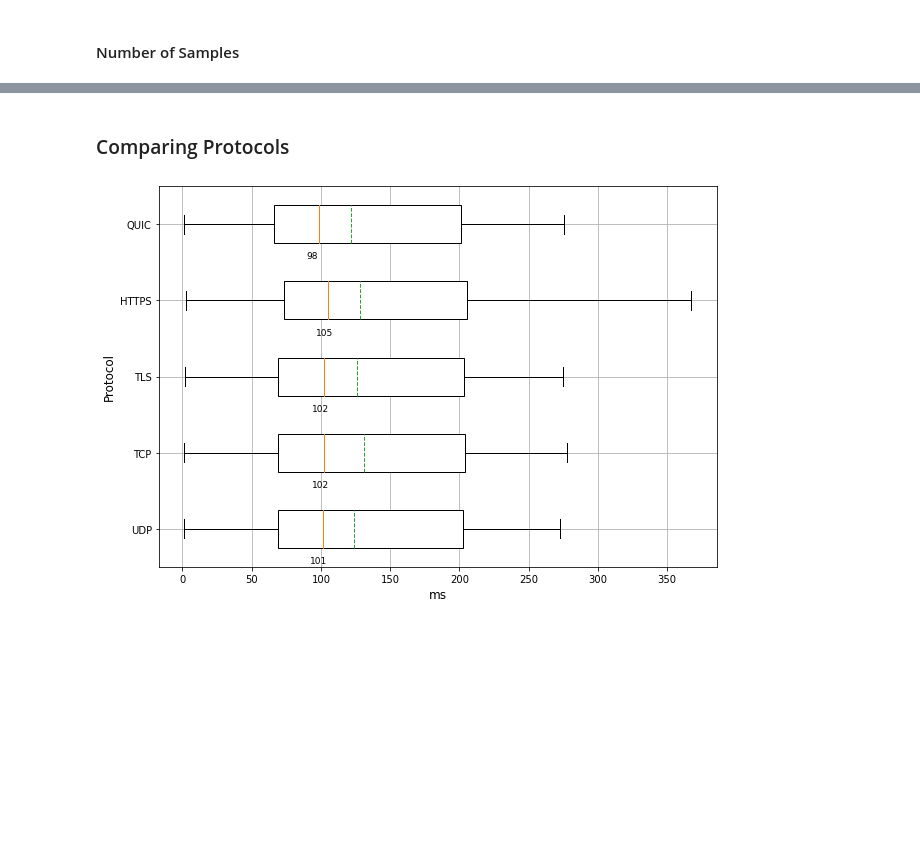
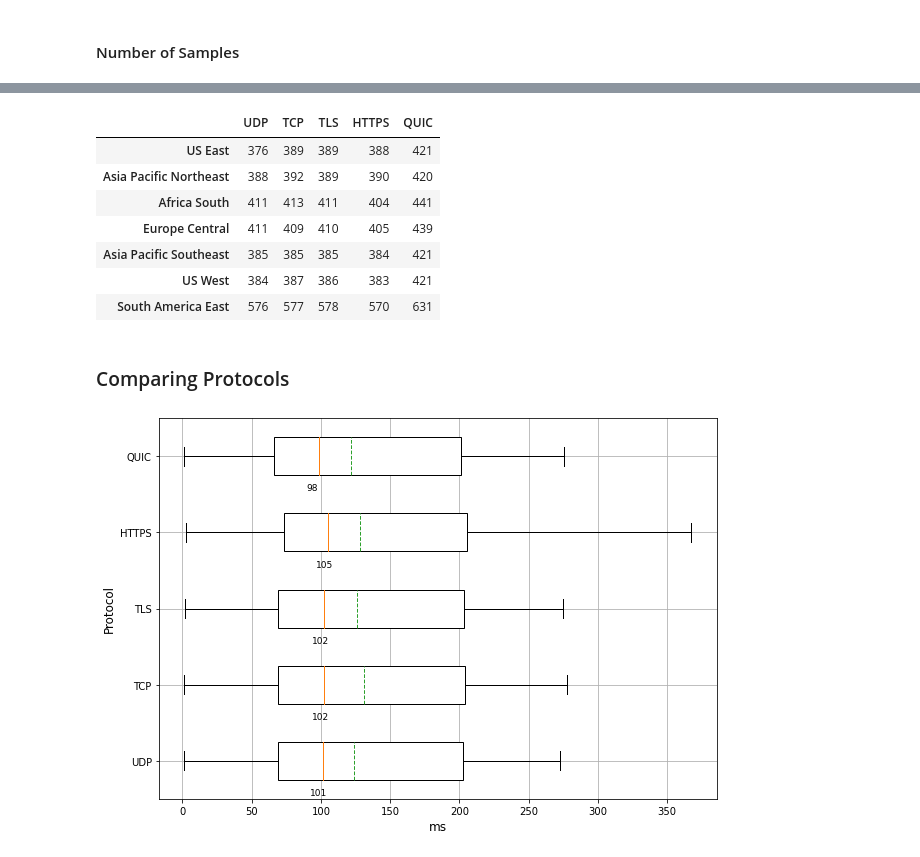
Before and after one commit to justus237/dns-analysis, a Jupyter notebook: Performance.ipynb, the cells around one changed output, grey strips where cells are left out. Cells and saved outputs as stored; diff of their text form; code cells hidden in the pictures; blank space fills up the shorter version.

```diff
--- a/Performance.ipynb
+++ b/Performance.ipynb
@@ -349,2 +394,17 @@ QUIC     &      409 \\
+# %%
+for key, vp in vantage_points.items():
+    vp['number_of_samples'] = getNumberOfSamples(vp['short']).set_index("Protocol")
+total_samples = [[vp['number_of_samples'].loc[protocol]['Samples'] for protocol in col_labels] for key, vp in vantage_points.items()]
+total_samples_df = pd.DataFrame(total_samples, columns=col_labels, index=row_labels)
+total_samples_df
+# %% [output]
+|  | UDP | TCP | TLS | HTTPS | QUIC |
+| US East | 376 | 389 | 389 | 388 | 421 |
+| Asia Pacific Northeast | 388 | 392 | 389 | 390 | 420 |
+| Africa South | 411 | 413 | 411 | 404 | 441 |
+| Europe Central | 411 | 409 | 410 | 405 | 439 |
+| Asia Pacific Southeast | 385 | 385 | 385 | 384 | 421 |
+| US West | 384 | 387 | 386 | 383 | 421 |
+| South America East | 576 | 577 | 578 | 570 | 631 |
 # %% [markdown]
 ### Comparing Protocols
```
Also changed, not shown: parts of 15 cells of this notebook, 20 other files.
